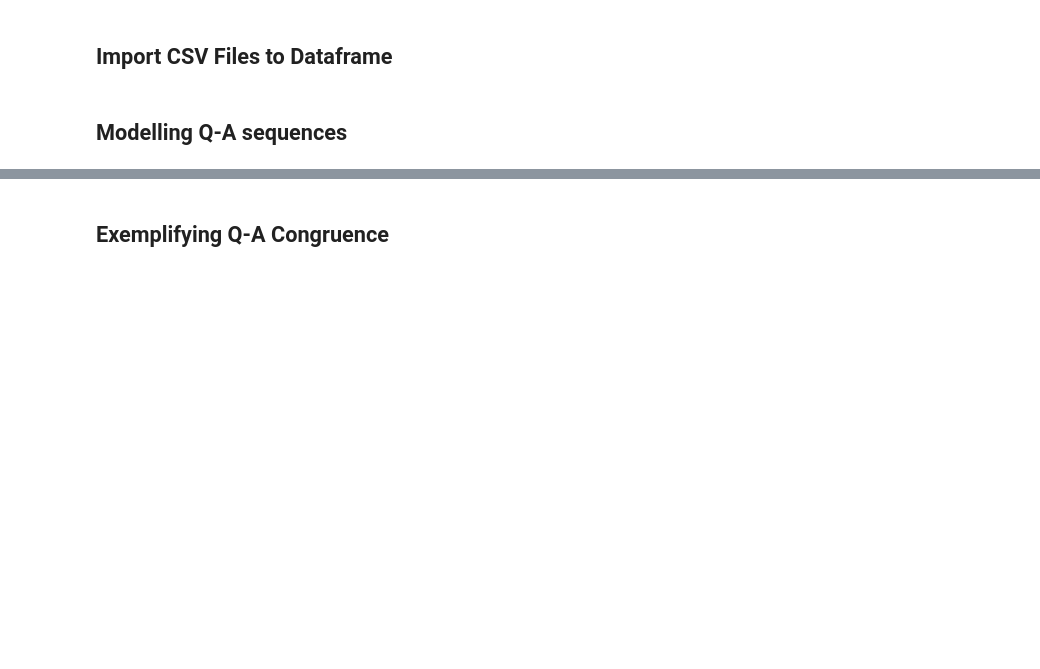
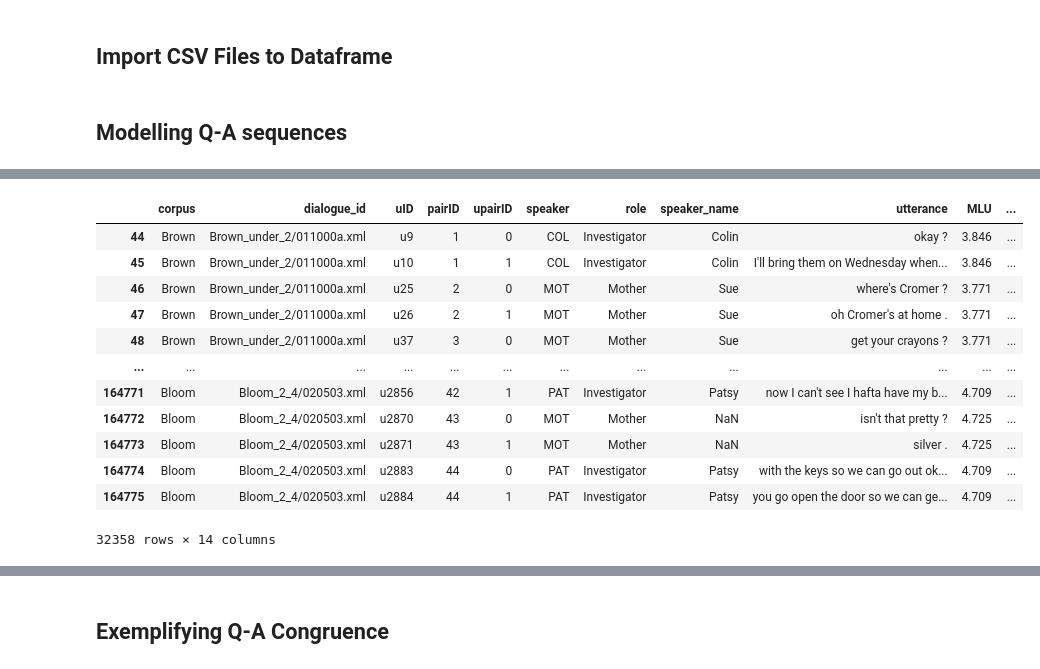
Before and after one commit to maryam-bala/Childes-Thesis, a Jupyter notebook: extract-feedback/feedback-pairs-stats.ipynb, the cells around one changed output, grey strips where cells are left out. Cells and saved outputs as stored; diff of their text form; code cells hidden in the pictures; blank space fills up the shorter version.

```diff
--- a/extract-feedback/feedback-pairs-stats.ipynb
+++ b/extract-feedback/feedback-pairs-stats.ipynb
@@ -98,0 +122,18 @@ Total number of pairs: 82436
+# %%
+'''
+# Define a function to assign age group based on age in months
+def assign_age_group(age_months):
+    if 11 <= age_months <= 23:
+        return '12-23 months'
+    elif 24 <= age_months <= 48:
+        return '24-48 months'
+
+# Apply the function to create the 'age_group' column
+adult_df['age_group'] = adult_df['age_months'].apply(assign_age_group)
+'''
+# %%
+# Filter the DataFrame for age group 12 to 23 months and add the 'age_group' column
+adult_df['age_group'] = pd.cut(adult_df['age_months'], bins=[12, 24, 48], labels=['12-23 months', '24-48 months'])
+
+# Print the DataFrame with the 'age_group' column added
+adult_df.head()
@@ -98,0 +167,33 @@ Total number of pairs: 82436
+# %%
+#show(adult_df[adult_df['pos_tag'].isnull()])
+#print(adult_df['age_months'].unique())
+#print(adult_df['age_months'].dtype)
+#show(adult_df[adult_df['age_group'].isnull()])
+
+# Input age group for rows with age equal to 12 months and corpus is Providence
+adult_df.loc[(adult_df['corpus'] == 'Providence') & (adult_df['age_months'] == 12) & adult_df['age_group'].isnull(), 'age_group'] = '12-23 months'
+
+# Convert the age_group column to the same data type as the rest of the age groups
+adult_df['age_group'] = adult_df['age_group'].astype('category')
+# %%
+# Sample dialogue IDs without replacement
+sampled_dialogue_ids = pairs_per_dialogue.sample(n=min(200, len(pairs_per_dialogue)), replace=False, random_state=42).index
+
+# Filter the DataFrame to include only the sampled dialogue IDs
+sampled_df = adult_df[adult_df['dialogue_id'].isin(sampled_dialogue_ids)]
+# %%
+sampled_df
+# %% [output]
+|  | corpus | dialogue_id | uID | pairID | upairID | speaker | role | speaker_name | utterance | MLU | ... |
+| 44 | Brown | Brown_under_2/011000a.xml | u9 | 1 | 0 | COL | Investigator | Colin | okay ? | 3.846 | ... |
+| 45 | Brown | Brown_under_2/011000a.xml | u10 | 1 | 1 | COL | Investigator | Colin | I'll bring them on Wednesday when... | 3.846 | ... |
+| 46 | Brown | Brown_under_2/011000a.xml | u25 | 2 | 0 | MOT | Mother | Sue | where's Cromer ? | 3.771 | ... |
+| 47 | Brown | Brown_under_2/011000a.xml | u26 | 2 | 1 | MOT | Mother | Sue | oh Cromer's at home . | 3.771 | ... |
+| 48 | Brown | Brown_under_2/011000a.xml | u37 | 3 | 0 | MOT | Mother | Sue | get your crayons ? | 3.771 | ... |
+| ... | ... | ... | ... | ... | ... | ... | ... | ... | ... | ... | ... |
+| 164771 | Bloom | Bloom_2_4/020503.xml | u2856 | 42 | 1 | PAT | Investigator | Patsy | now I can't see I hafta have my b... | 4.709 | ... |
+| 164772 | Bloom | Bloom_2_4/020503.xml | u2870 | 43 | 0 | MOT | Mother | NaN | isn't that pretty ? | 4.725 | ... |
+| 164773 | Bloom | Bloom_2_4/020503.xml | u2871 | 43 | 1 | MOT | Mother | NaN | silver . | 4.725 | ... |
+| 164774 | Bloom | Bloom_2_4/020503.xml | u2883 | 44 | 0 | PAT | Investigator | Patsy | with the keys so we can go out ok... | 4.709 | ... |
+| 164775 | Bloom | Bloom_2_4/020503.xml | u2884 | 44 | 1 | PAT | Investigator | Patsy | you go open the door so we can ge... | 4.709 | ... |
+32358 rows × 14 columns
```
Also changed, not shown: parts of 31 cells of this notebook, 24 other files.
